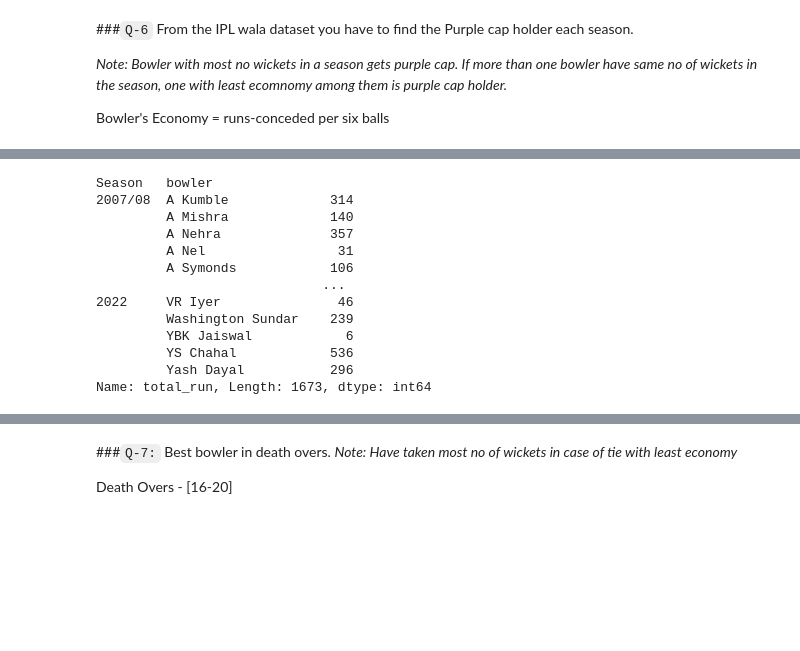
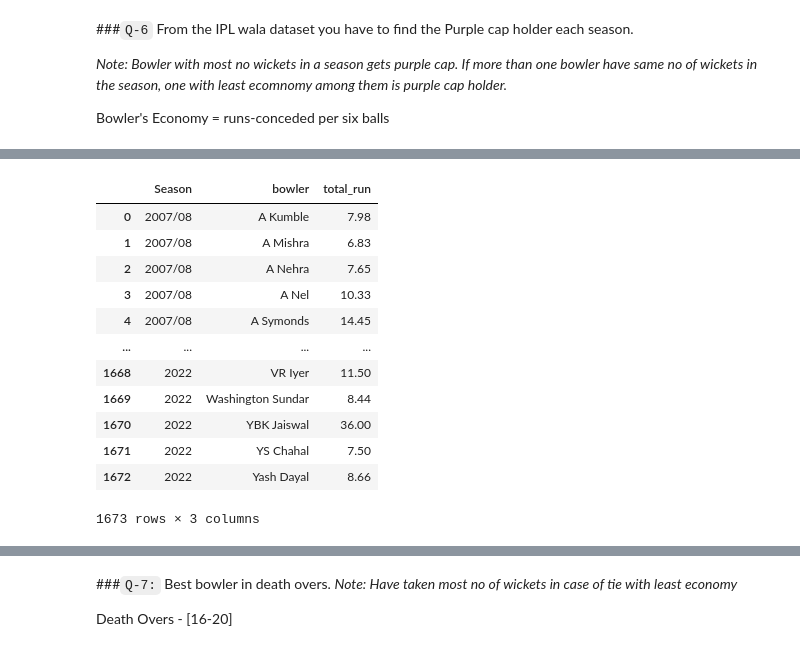
Before and after one commit to rishabhk1501/Data-Analytics-Tasks, a Jupyter notebook: session_20_task_soln.ipynb, the cells around one changed output, grey strips where cells are left out. Cells and saved outputs as stored; diff of their text form; code cells hidden in the pictures; blank space fills up the shorter version.

```diff
--- a/session_20_task_soln.ipynb
+++ b/session_20_task_soln.ipynb
@@ -139,19 +139,21 @@ ipl.head()
 | 4 | 1312200 | Ahmedabad | 2022-05-29 | 2022 | Final | Rajasthan Royals | Gujarat Titans | Narendra Modi Stadium, Ahmedabad | Rajasthan Royals | bat | ... |
 # %%
 economy = ipl.groupby(['Season','bowler'])
-# %%
-economy['total_run'].sum()
-# %% [output]
-Season   bowler
-2007/08  A Kumble             314
-         A Mishra             140
-         A Nehra              357
-         A Nel                 31
-         A Symonds            106
-                             ...
-2022     VR Iyer               46
-         Washington Sundar    239
-         YBK Jaiswal            6
-         YS Chahal            536
-         Yash Dayal           296
-Name: total_run, Length: 1673, dtype: int64
+# %%
+eco = (round(((economy['total_run'].sum()) * 6)/(economy['total_run'].size()),2)).reset_index()
+# %%
+eco
+# %% [output]
+|  | Season | bowler | total_run |
+| 0 | 2007/08 | A Kumble | 7.98 |
+| 1 | 2007/08 | A Mishra | 6.83 |
+| 2 | 2007/08 | A Nehra | 7.65 |
+| 3 | 2007/08 | A Nel | 10.33 |
+| 4 | 2007/08 | A Symonds | 14.45 |
+| ... | ... | ... | ... |
+| 1668 | 2022 | VR Iyer | 11.50 |
+| 1669 | 2022 | Washington Sundar | 8.44 |
+| 1670 | 2022 | YBK Jaiswal | 36.00 |
+| 1671 | 2022 | YS Chahal | 7.50 |
+| 1672 | 2022 | Yash Dayal | 8.66 |
+1673 rows × 3 columns
```
Also changed, not shown: parts of 9 cells of this notebook.
